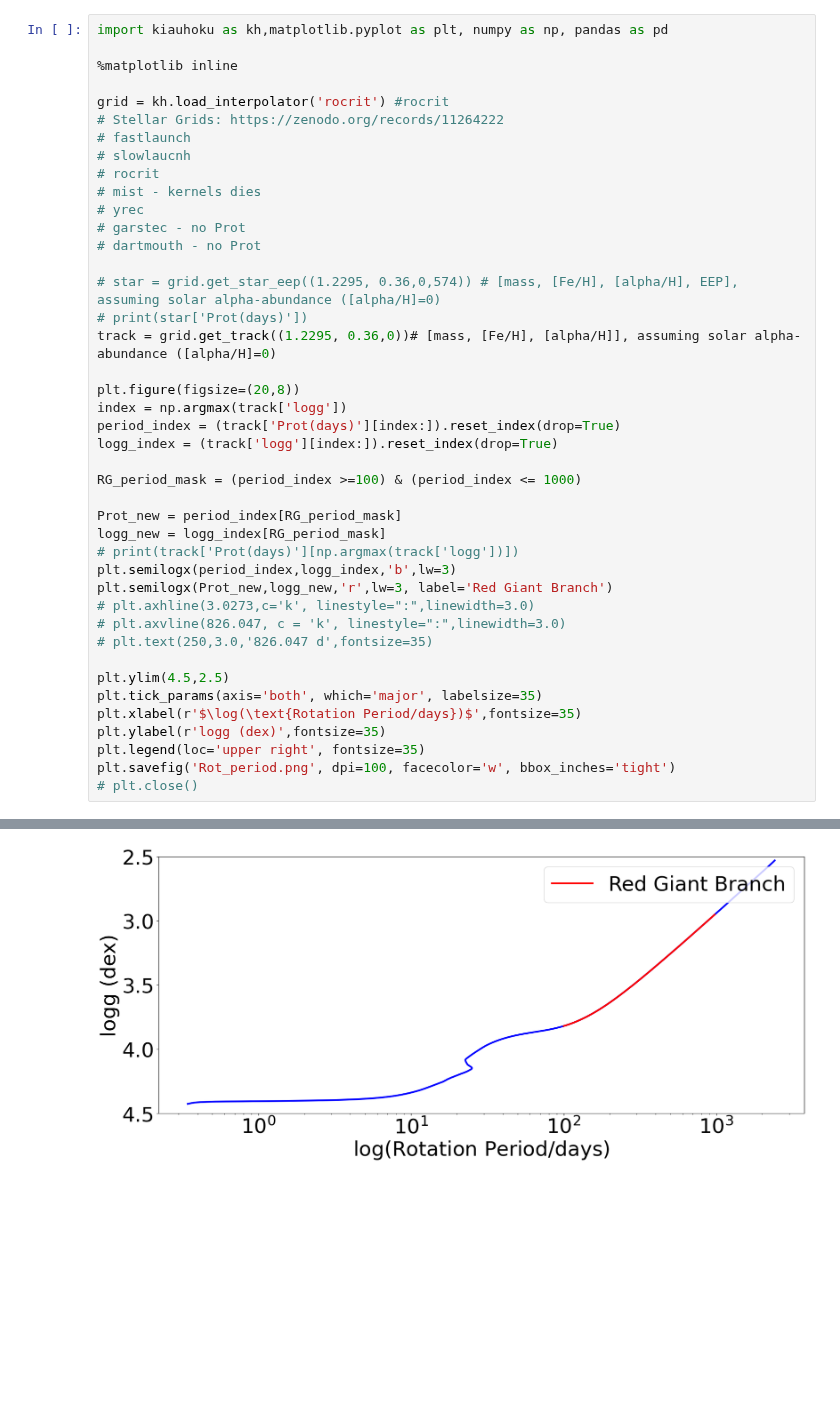
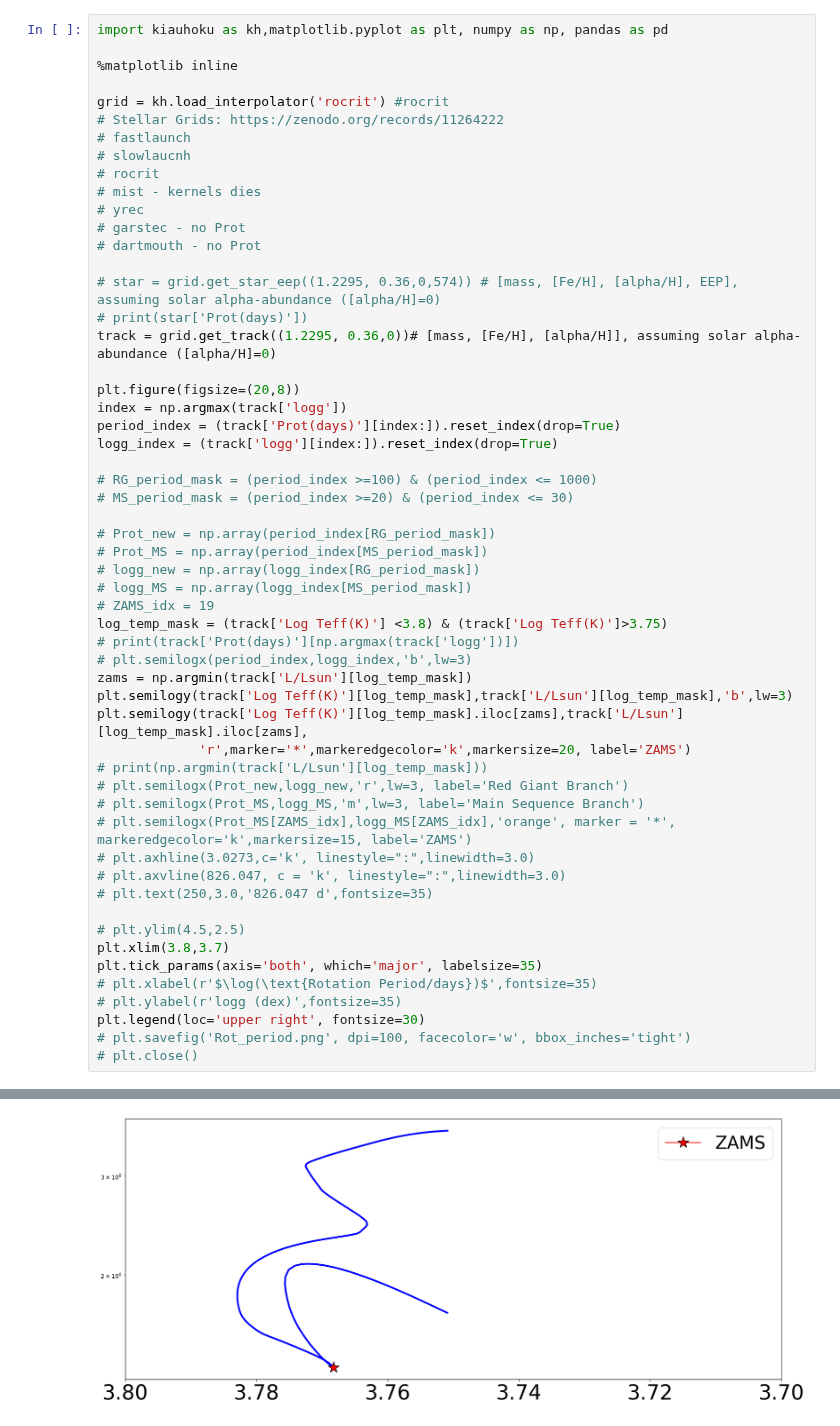
Before and after one commit to SilencePhyxion/KOI6194, a Jupyter notebook: code/stars.ipynb, the cells around one changed output, grey strips where cells are left out. Drawn from its saved outputs; the diff is of its cells as text; blank space fills up the shorter version.

```diff
--- a/code/stars.ipynb
+++ b/code/stars.ipynb
@@ -22,22 +22,35 @@ index = np.argmax(track['logg'])
 period_index = (track['Prot(days)'][index:]).reset_index(drop=True)
 logg_index = (track['logg'][index:]).reset_index(drop=True)
 
-RG_period_mask = (period_index >=100) & (period_index <= 1000)
+# RG_period_mask = (period_index >=100) & (period_index <= 1000)
+# MS_period_mask = (period_index >=20) & (period_index <= 30)
 
-Prot_new = period_index[RG_period_mask]
-logg_new = logg_index[RG_period_mask]
+# Prot_new = np.array(period_index[RG_period_mask])
+# Prot_MS = np.array(period_index[MS_period_mask])
+# logg_new = np.array(logg_index[RG_period_mask])
+# logg_MS = np.array(logg_index[MS_period_mask])
+# ZAMS_idx = 19
+log_temp_mask = (track['Log Teff(K)'] <3.8) & (track['Log Teff(K)']>3.75)
 # print(track['Prot(days)'][np.argmax(track['logg'])])
-plt.semilogx(period_index,logg_index,'b',lw=3)
-plt.semilogx(Prot_new,logg_new,'r',lw=3, label='Red Giant Branch')
+# plt.semilogx(period_index,logg_index,'b',lw=3)
+zams = np.argmin(track['L/Lsun'][log_temp_mask])
+plt.semilogy(track['Log Teff(K)'][log_temp_mask],track['L/Lsun'][log_temp_mask],'b',lw=3)
+plt.semilogy(track['Log Teff(K)'][log_temp_mask].iloc[zams],track['L/Lsun'][log_temp_mask].iloc[zams],
+             'r',marker='*',markeredgecolor='k',markersize=20, label='ZAMS')
+# print(np.argmin(track['L/Lsun'][log_temp_mask]))
+# plt.semilogx(Prot_new,logg_new,'r',lw=3, label='Red Giant Branch')
+# plt.semilogx(Prot_MS,logg_MS,'m',lw=3, label='Main Sequence Branch')
+# plt.semilogx(Prot_MS[ZAMS_idx],logg_MS[ZAMS_idx],'orange', marker = '*', markeredgecolor='k',markersize=15, label='ZAMS')
 # plt.axhline(3.0273,c='k', linestyle=":",linewidth=3.0)
 # plt.axvline(826.047, c = 'k', linestyle=":",linewidth=3.0)
 # plt.text(250,3.0,'826.047 d',fontsize=35)
 
-plt.ylim(4.5,2.5)
+# plt.ylim(4.5,2.5)
+plt.xlim(3.8,3.7)
 plt.tick_params(axis='both', which='major', labelsize=35)
-plt.xlabel(r'$\log(\text{Rotation Period/days})$',fontsize=35)
-plt.ylabel(r'logg (dex)',fontsize=35)
-plt.legend(loc='upper right', fontsize=35)
-plt.savefig('Rot_period.png', dpi=100, facecolor='w', bbox_inches='tight')
+# plt.xlabel(r'$\log(\text{Rotation Period/days})$',fontsize=35)
+# plt.ylabel(r'logg (dex)',fontsize=35)
+plt.legend(loc='upper right', fontsize=30)
+# plt.savefig('Rot_period.png', dpi=100, facecolor='w', bbox_inches='tight')
 # plt.close()
 # %% [output]
@@ -44 +58 @@ plt.savefig('Rot_period.png', dpi=100, facecolor='w', bbox_inches='tight')
-[figure, old version]
+[figure, new version]
```
Also changed, not shown: parts of 4 cells of this notebook, 5 other files.
